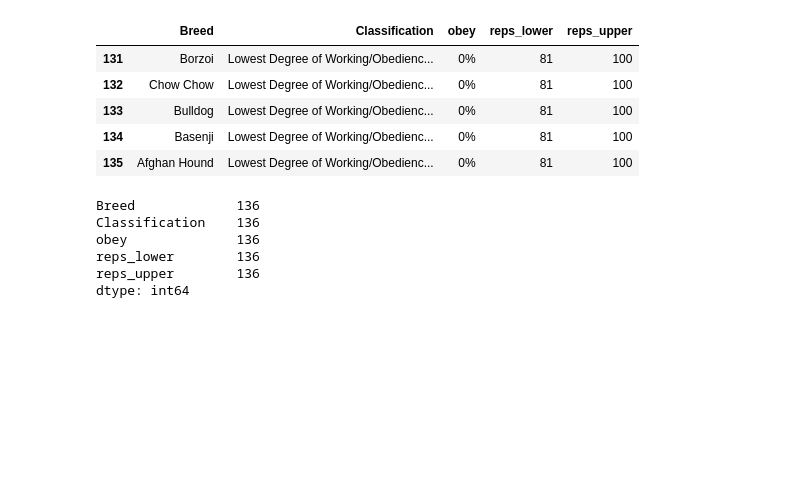
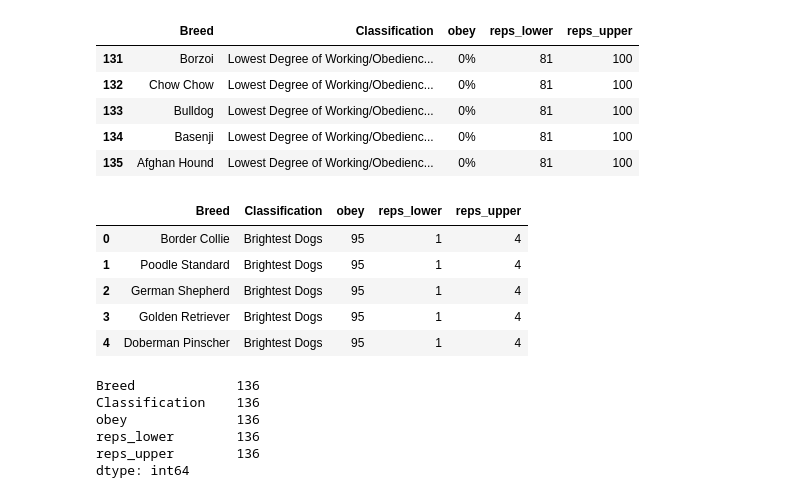
Before and after one commit to alissavokes/ETL-Dog-Intelligence, a Jupyter notebook: data_etl.ipynb, the cells around one changed output. Cells and saved outputs as stored; diff of their text form; code cells hidden in the pictures; blank space fills up the shorter version.

```diff
--- a/data_etl.ipynb
+++ b/data_etl.ipynb
@@ -67,3 +67,13 @@ dog_intelligence_df.tail()
 | 133 | Bulldog | Lowest Degree of Working/Obedienc... | 0% | 81 | 100 |
 | 134 | Basenji | Lowest Degree of Working/Obedienc... | 0% | 81 | 100 |
 | 135 | Afghan Hound | Lowest Degree of Working/Obedienc... | 0% | 81 | 100 |
+# %%
+dog_intelligence_df["obey"] = dog_intelligence_df["obey"].map(lambda x: x.rstrip("%"))
+dog_intelligence_df.head()
+# %% [output]
+|  | Breed | Classification | obey | reps_lower | reps_upper |
+| 0 | Border Collie | Brightest Dogs | 95 | 1 | 4 |
+| 1 | Poodle Standard | Brightest Dogs | 95 | 1 | 4 |
+| 2 | German Shepherd | Brightest Dogs | 95 | 1 | 4 |
+| 3 | Golden Retriever | Brightest Dogs | 95 | 1 | 4 |
+| 4 | Doberman Pinscher | Brightest Dogs | 95 | 1 | 4 |
```
Also changed, not shown: parts of 2 cells of this notebook.
